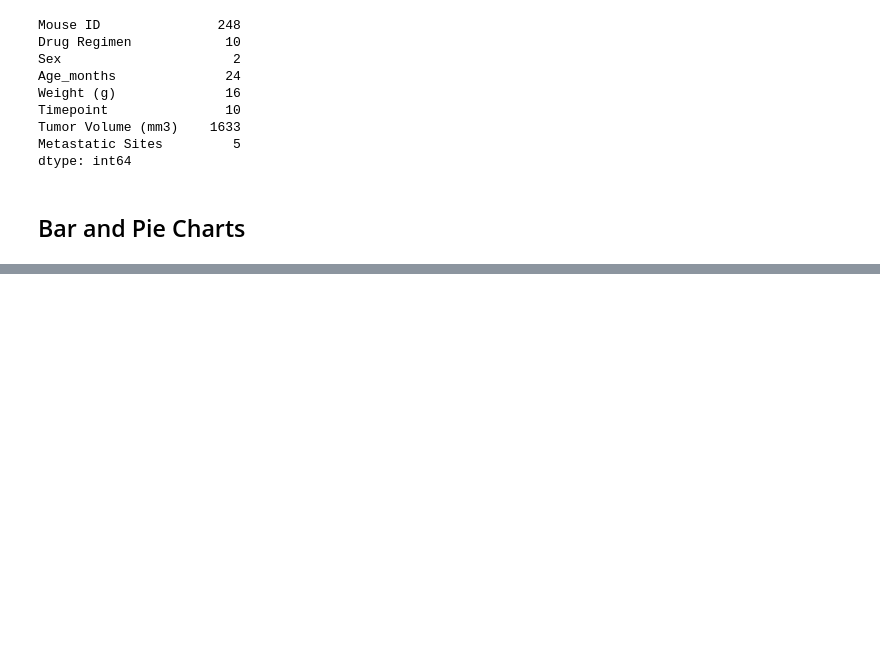
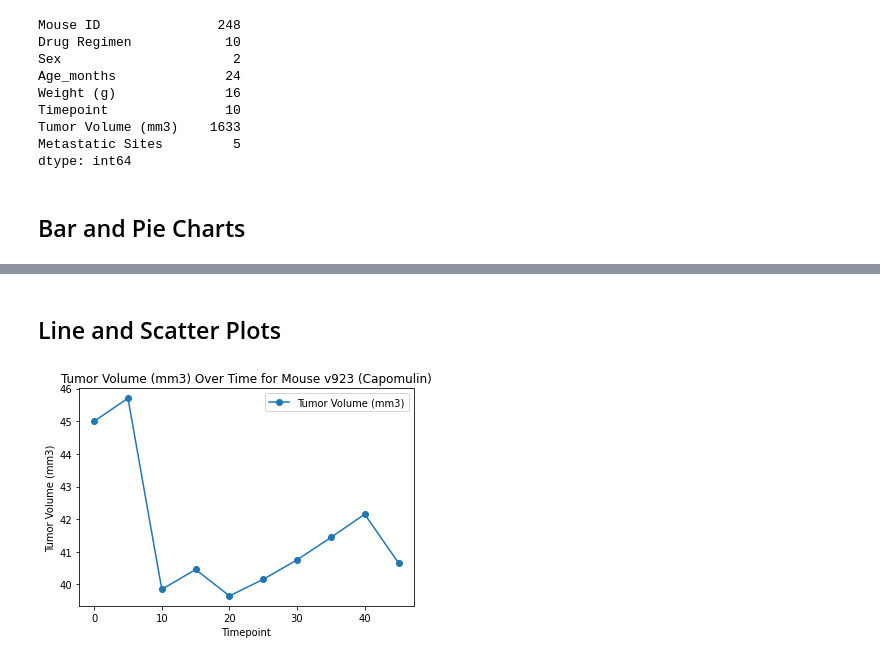
Before and after one commit to emeralddawns/Mouse-Tumor-Analysis, a Jupyter notebook: Pymaceuticals/Pymaceuticals.ipynb, the cells around one changed output, grey strips where cells are left out. Drawn from its saved outputs; the diff is of its cells as text; code cells hidden in the pictures; blank space fills up the shorter version.

```diff
--- a/Pymaceuticals/Pymaceuticals.ipynb
+++ b/Pymaceuticals/Pymaceuticals.ipynb
@@ -202,0 +242,24 @@ sex_of_mice.plot(kind = "pie", y = "Mouse ID", shadow = True, startangle=90, fig
+# %% [markdown]
+## Line and Scatter Plots
+# %%
+#Choose the drug regimen to choose a random mouse from
+specific_drug = "Capomulin"
+
+#Create list of mouse IDs for mice treated with a specific drug
+specific_drug_data = mouse_results_cl[mouse_results_cl["Drug Regimen"] == specific_drug]
+ID_specific_drug = specific_drug_data.drop_duplicates(["Mouse ID"])
+
+#Choose a random mouse ID
+random_mouse = ID_specific_drug["Mouse ID"].sample()
+
+#Get tumor data for random mouse
+rand_mouse_data = specific_drug_data[specific_drug_data["Mouse ID"] == random_mouse.item()]
+
+#Create line plot information
+title = f"Tumor Volume (mm3) Over Time for Mouse {random_mouse.item()} ({specific_drug})"
+ylabel = "Tumor Volume (mm3)"
+
+#Create line plot
+rand_mouse_data.plot(x = "Timepoint", y = "Tumor Volume (mm3)", title = title, ylabel = ylabel, style = "o-");
+# %% [output]
+[figure, added]
```
Also changed, not shown: parts of 8 cells of this notebook.
